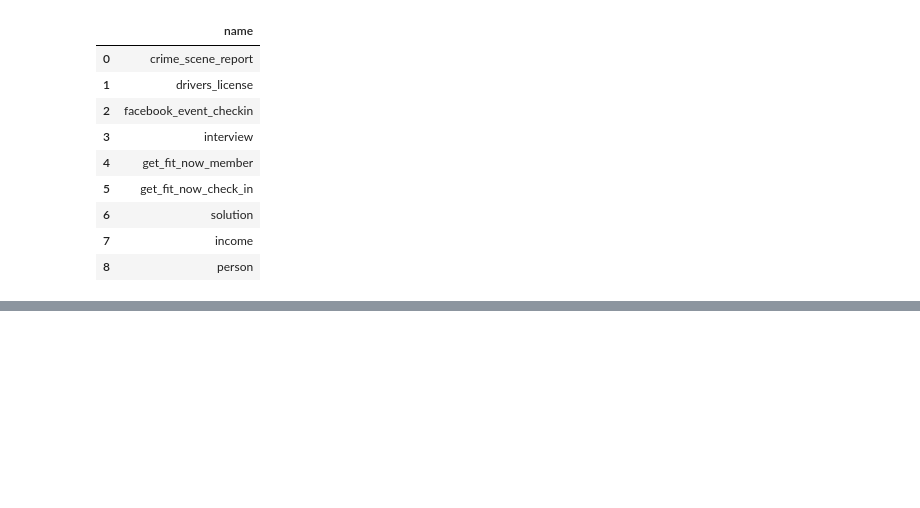
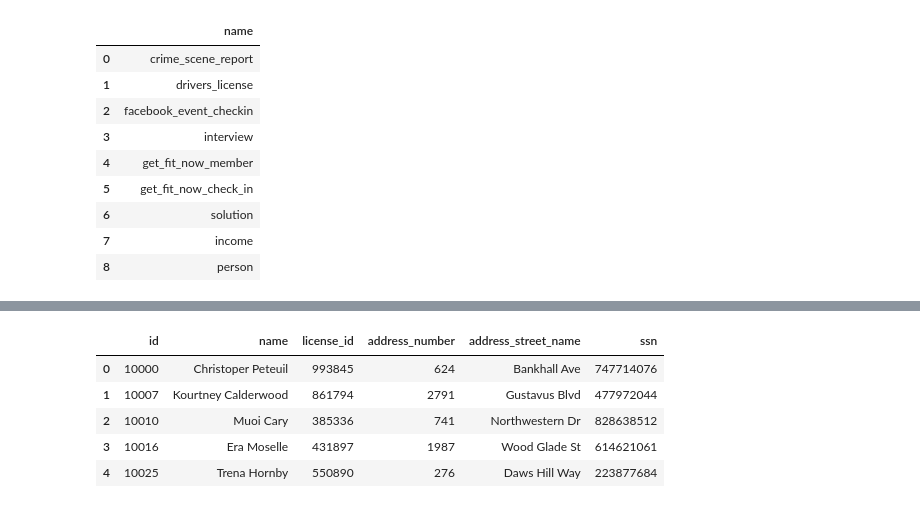
Before and after one commit to qiyunge/Lasalle_College, a Jupyter notebook: 3_C2_gestion_de_données_avancé/class2.ipynb, the cells around one changed output, grey strips where cells are left out. Cells and saved outputs as stored; diff of their text form; code cells hidden in the pictures; blank space fills up the shorter version.

```diff
--- a/3_C2_gestion_de_données_avancé/class2.ipynb
+++ b/3_C2_gestion_de_données_avancé/class2.ipynb
@@ -236,0 +276,10 @@ memory usage: 38.5 KB
+# %%
+df_person = pd.read_sql("select * from person", conn)
+df_person.head(5)
+# %% [output]
+|  | id | name | license_id | address_number | address_street_name | ssn |
+| 0 | 10000 | Christoper Peteuil | 993845 | 624 | Bankhall Ave | 747714076 |
+| 1 | 10007 | Kourtney Calderwood | 861794 | 2791 | Gustavus Blvd | 477972044 |
+| 2 | 10010 | Muoi Cary | 385336 | 741 | Northwestern Dr | 828638512 |
+| 3 | 10016 | Era Moselle | 431897 | 1987 | Wood Glade St | 614621061 |
+| 4 | 10025 | Trena Hornby | 550890 | 276 | Daws Hill Way | 223877684 |
```
Also changed, not shown: parts of 15 cells of this notebook, 1 other file.
